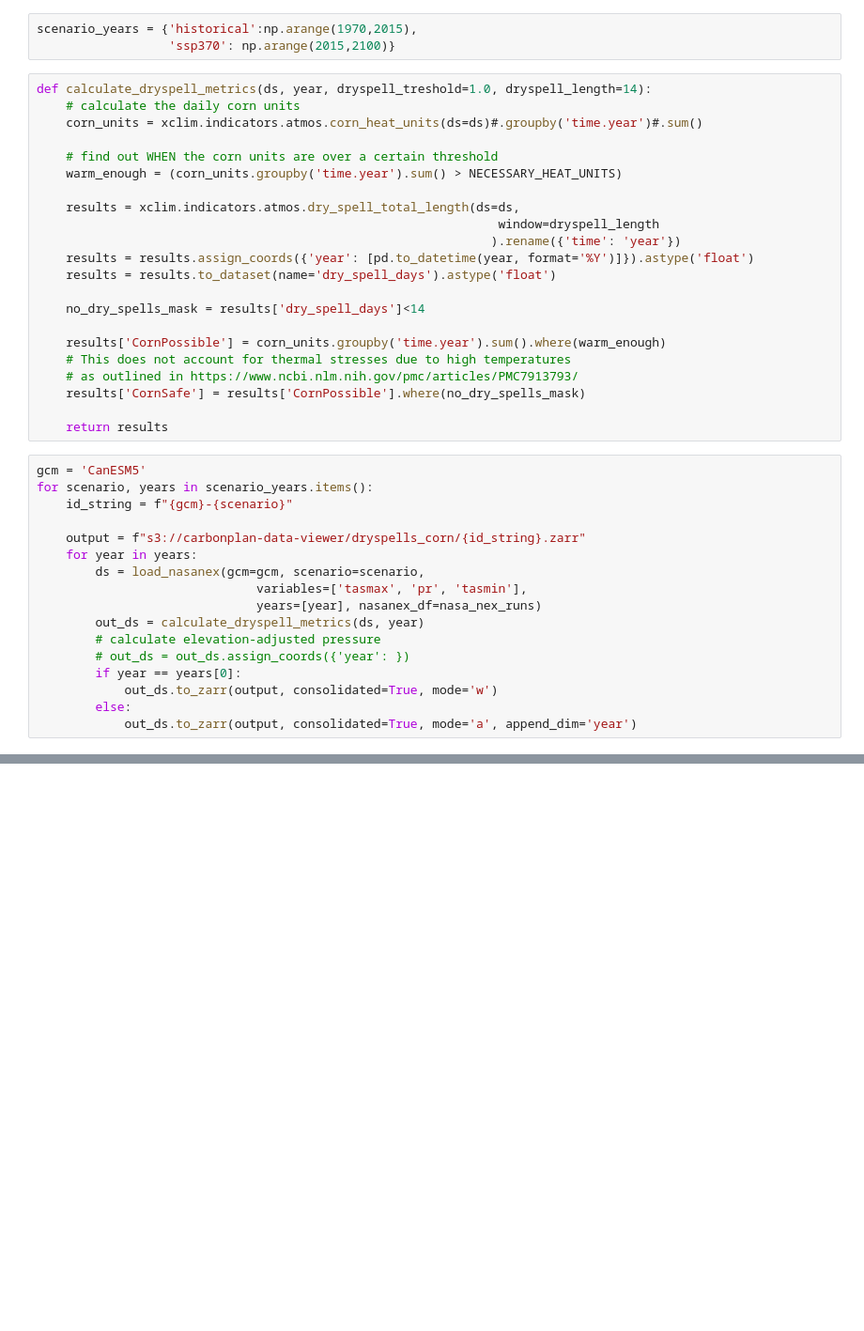
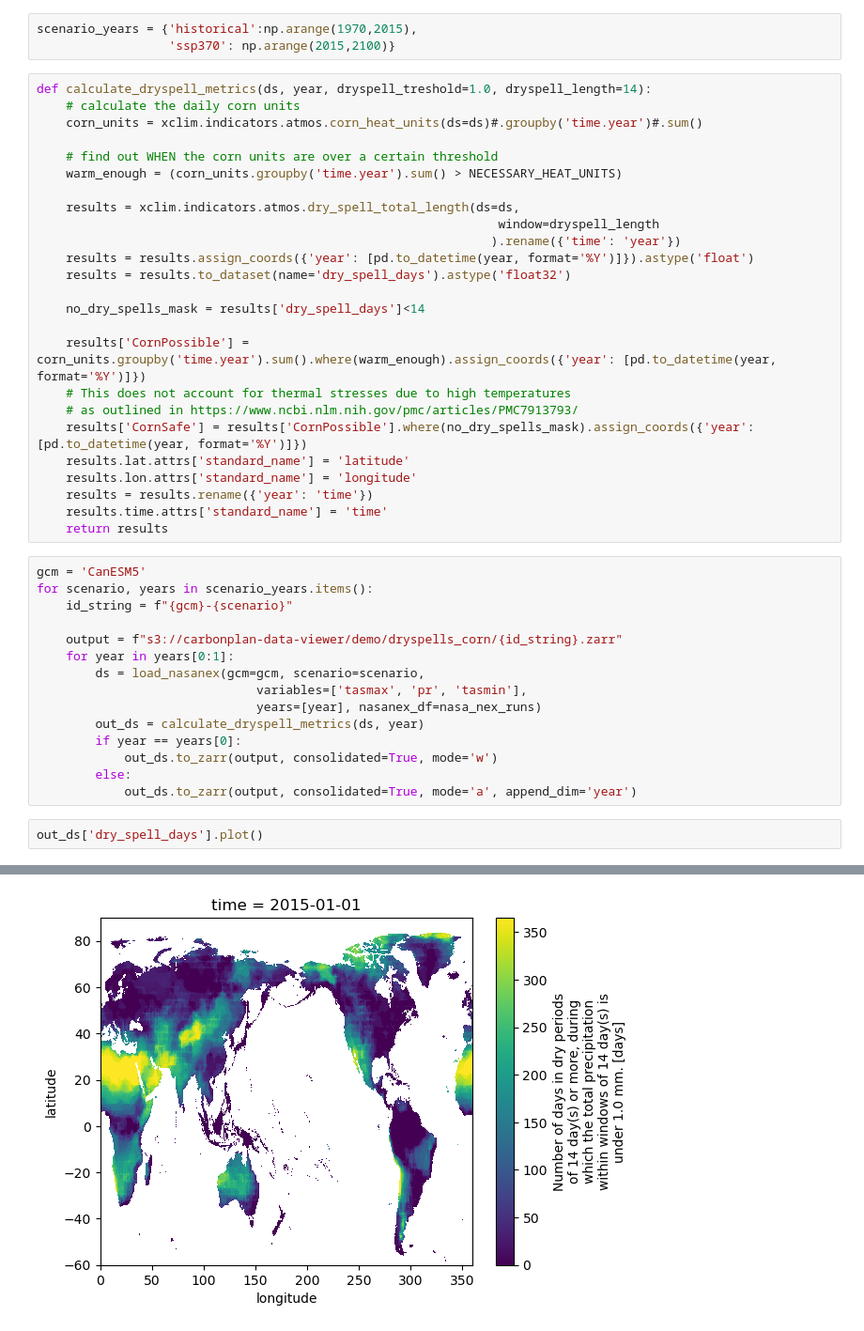
Before and after one commit to carbonplan/drought, a Jupyter notebook: corn_dryspells.ipynb, the cells around one changed output, grey strips where cells are left out. Shown at 94% size. Saved outputs shown, nothing was run; the diff lists cells and outputs as text; blank space fills up the shorter version.

Commit message:
fix coordinates for saving

```diff
--- a/corn_dryspells.ipynb
+++ b/corn_dryspells.ipynb
@@ -86,30 +88,34 @@ def calculate_dryspell_metrics(ds, year, dryspell_treshold=1.0, dryspell_length=
                                                                window=dryspell_length
                                                               ).rename({'time': 'year'})
     results = results.assign_coords({'year': [pd.to_datetime(year, format='%Y')]}).astype('float')
-    results = results.to_dataset(name='dry_spell_days').astype('float')
+    results = results.to_dataset(name='dry_spell_days').astype('float32')
 
     no_dry_spells_mask = results['dry_spell_days']<14
 
-    results['CornPossible'] = corn_units.groupby('time.year').sum().where(warm_enough)
+    results['CornPossible'] = corn_units.groupby('time.year').sum().where(warm_enough).assign_coords({'year': [pd.to_datetime(year, format='%Y')]})
     # This does not account for thermal stresses due to high temperatures
     # as outlined in https://www.ncbi.nlm.nih.gov/pmc/articles/PMC7913793/
-    results['CornSafe'] = results['CornPossible'].where(no_dry_spells_mask)
-
+    results['CornSafe'] = results['CornPossible'].where(no_dry_spells_mask).assign_coords({'year': [pd.to_datetime(year, format='%Y')]})
+    results.lat.attrs['standard_name'] = 'latitude'
+    results.lon.attrs['standard_name'] = 'longitude'
+    results = results.rename({'year': 'time'})
+    results.time.attrs['standard_name'] = 'time'
     return results
 # %%
 gcm = 'CanESM5'
 for scenario, years in scenario_years.items():
     id_string = f"{gcm}-{scenario}"
 
-    output = f"s3://carbonplan-data-viewer/dryspells_corn/{id_string}.zarr"
-    for year in years:
+    output = f"s3://carbonplan-data-viewer/demo/dryspells_corn/{id_string}.zarr"
+    for year in years[0:1]:
         ds = load_nasanex(gcm=gcm, scenario=scenario,
                               variables=['tasmax', 'pr', 'tasmin'],
                               years=[year], nasanex_df=nasa_nex_runs)
         out_ds = calculate_dryspell_metrics(ds, year)
-        # calculate elevation-adjusted pressure
-        # out_ds = out_ds.assign_coords({'year': })
         if year == years[0]:
             out_ds.to_zarr(output, consolidated=True, mode='w')
         else:
             out_ds.to_zarr(output, consolidated=True, mode='a', append_dim='year')
+# %%
+out_ds['dry_spell_days'].plot()
+# %% [output]
@@ -115,0 +123 @@ for scenario, years in scenario_years.items():
+[figure, added]
```
Also changed, not shown: parts of 7 cells of this notebook.
